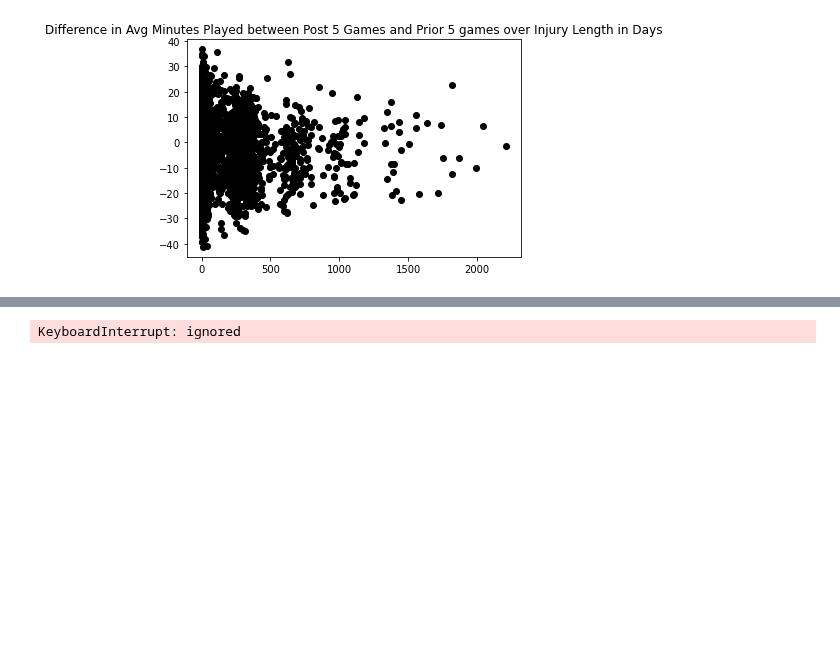
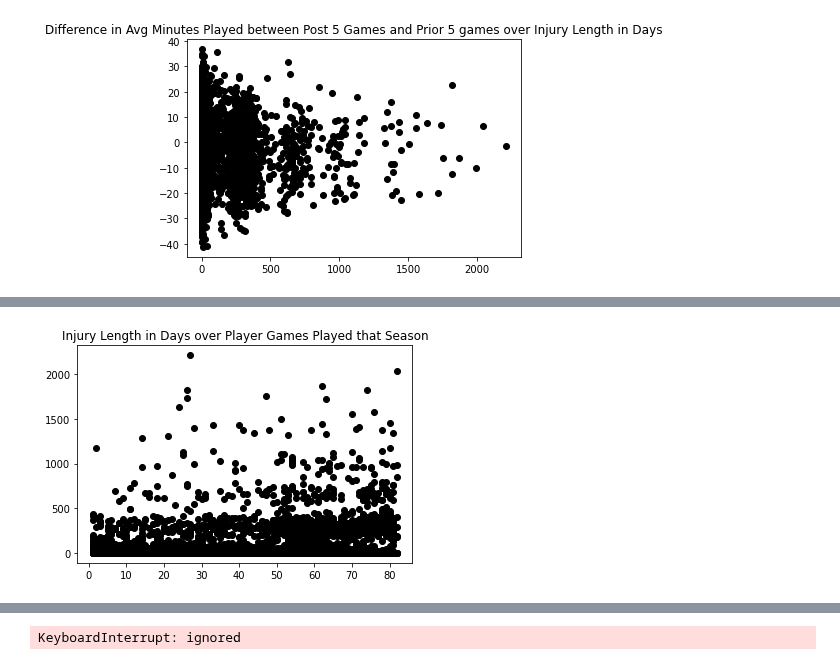
Before and after one commit to cybertraining-dsc/fa20-523-301, a Jupyter notebook: project/code/project.ipynb, the cells around one changed output, grey strips where cells are left out. Saved outputs shown, nothing was run; the diff lists cells and outputs as text; code cells hidden in the pictures; blank space fills up the shorter version.

```diff
--- a/project/code/project.ipynb
+++ b/project/code/project.ipynb
@@ -279,0 +286,6 @@ plt.savefig('diff_avg_min_post5_and_prior5.png')
+# %%
+plt.plot(df_Injury_stats['gp'], (df_Injury_stats['InjuryLengthDays']), 'o', color='black')
+plt.title("Injury Length in Days over Player Games Played that Season")
+plt.savefig('injurylength_gamesplayed.png')
+# %% [output]
+[figure, added]
```
Also changed, not shown: parts of 5 cells of this notebook, 5 other files.
